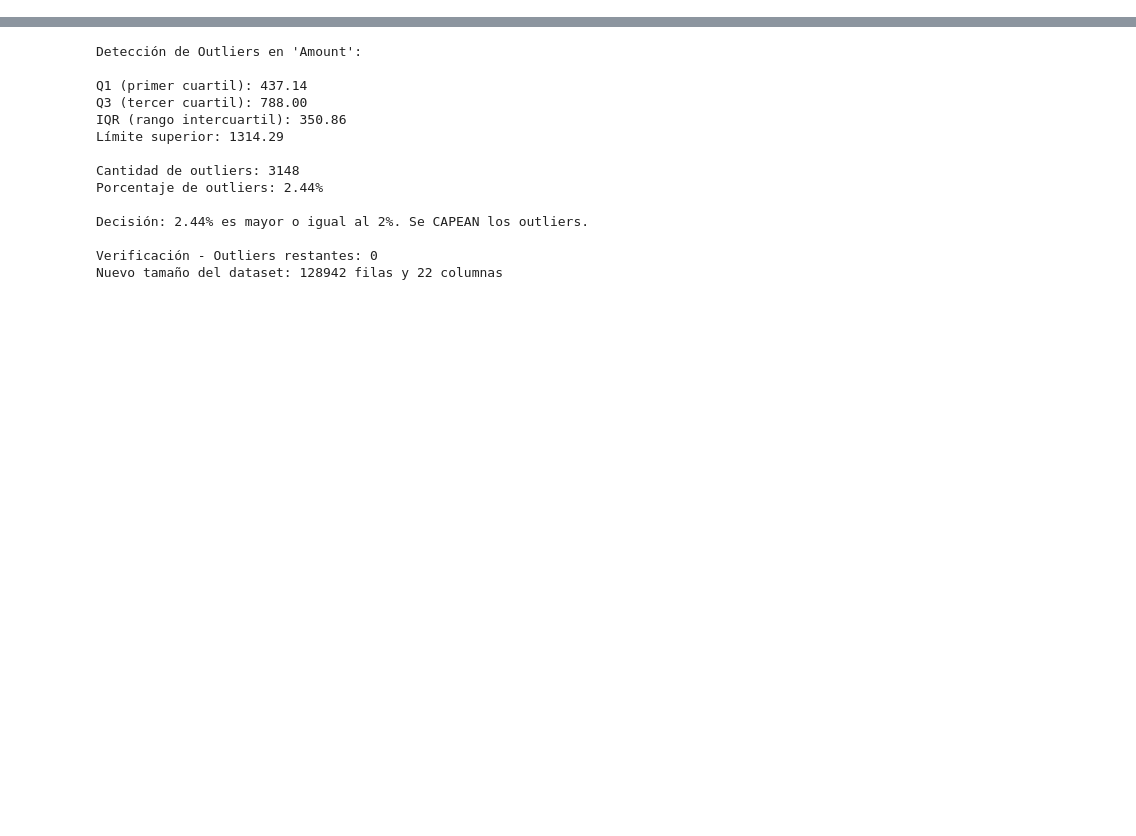
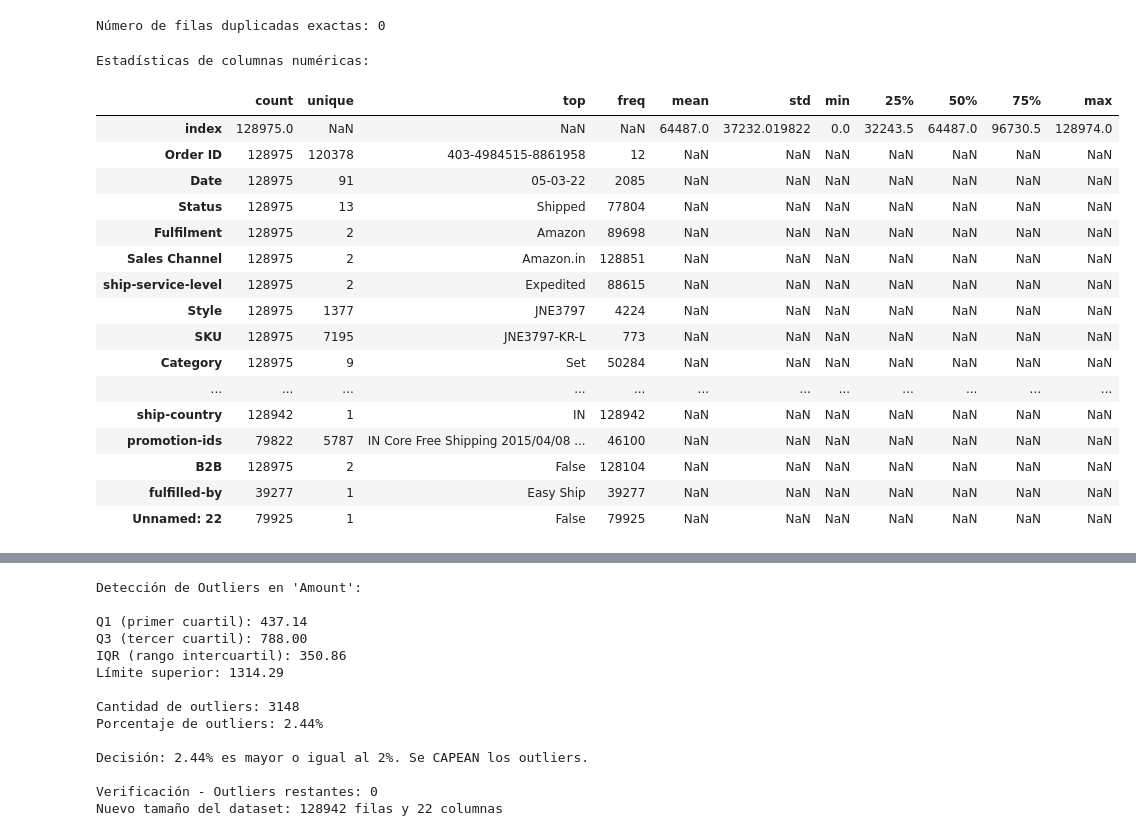
Before and after one commit to WooferByte/Trabajo-Practico-Integrador-Analisis-de-Datos, a Jupyter notebook: 02_EDA_Data_Cleaning.ipynb, the cells around one changed output, grey strips where cells are left out. Drawn from its saved outputs; the diff is of its cells as text; code cells hidden in the pictures; blank space fills up the shorter version.

```diff
--- a/02_EDA_Data_Cleaning.ipynb
+++ b/02_EDA_Data_Cleaning.ipynb
@@ -6,16 +28,7 @@
 # %%
-# 1. Importación de librerías y carga del dataset
-
 import pandas as pd
 import numpy as np
 import matplotlib.pyplot as plt
 import seaborn as sns
 
-# Carga del dataset
-df_raw = pd.read_csv('01_Amazon Sale Report.csv')
-
-# Mostrá las primeras 5 filas con .head() para inspeccionar visualmente.
-print("Primeras 5 filas del dataset:\n", df_raw.head(5), "\n")
-
-# Mostramos cuántas filas y columnas hay con .shape
-print("Número de filas y columnas:\n", df_raw.shape)
+df_raw = pd.read_csv('AmazonSaleReport.csv', low_memory=False)
@@ -73 +128,29 @@ max              NaN         NaN
+# %%
+# Cantidad de filas duplicadas exactas.
+print("Número de filas duplicadas exactas:", df_raw.duplicated().sum())
+# %% [output]
+Número de filas duplicadas exactas: 0
+# %%
+# Estadísticas básicas de columnas numéricas y categóricas.
+print("Estadísticas de columnas numéricas:")
+df_raw.describe(include='all').T
+# %% [output]
+Estadísticas de columnas numéricas:
+|  | count | unique | top | freq | mean | std | min | 25% | 50% | 75% | max |
+| index | 128975.0 | NaN | NaN | NaN | 64487.0 | 37232.019822 | 0.0 | 32243.5 | 64487.0 | 96730.5 | 128974.0 |
+| Order ID | 128975 | 120378 | 403-4984515-8861958 | 12 | NaN | NaN | NaN | NaN | NaN | NaN | NaN |
+| Date | 128975 | 91 | 05-03-22 | 2085 | NaN | NaN | NaN | NaN | NaN | NaN | NaN |
+| Status | 128975 | 13 | Shipped | 77804 | NaN | NaN | NaN | NaN | NaN | NaN | NaN |
+| Fulfilment | 128975 | 2 | Amazon | 89698 | NaN | NaN | NaN | NaN | NaN | NaN | NaN |
+| Sales Channel | 128975 | 2 | Amazon.in | 128851 | NaN | NaN | NaN | NaN | NaN | NaN | NaN |
+| ship-service-level | 128975 | 2 | Expedited | 88615 | NaN | NaN | NaN | NaN | NaN | NaN | NaN |
+| Style | 128975 | 1377 | JNE3797 | 4224 | NaN | NaN | NaN | NaN | NaN | NaN | NaN |
+| SKU | 128975 | 7195 | JNE3797-KR-L | 773 | NaN | NaN | NaN | NaN | NaN | NaN | NaN |
+| Category | 128975 | 9 | Set | 50284 | NaN | NaN | NaN | NaN | NaN | NaN | NaN |
+| ... | ... | ... | ... | ... | ... | ... | ... | ... | ... | ... | ... |
+| ship-country | 128942 | 1 | IN | 128942 | NaN | NaN | NaN | NaN | NaN | NaN | NaN |
+| promotion-ids | 79822 | 5787 | IN Core Free Shipping 2015/04/08 ... | 46100 | NaN | NaN | NaN | NaN | NaN | NaN | NaN |
+| B2B | 128975 | 2 | False | 128104 | NaN | NaN | NaN | NaN | NaN | NaN | NaN |
+| fulfilled-by | 39277 | 1 | Easy Ship | 39277 | NaN | NaN | NaN | NaN | NaN | NaN | NaN |
+| Unnamed: 22 | 79925 | 1 | False | 79925 | NaN | NaN | NaN | NaN | NaN | NaN | NaN |
 # %% [markdown]
```
Also changed, not shown: parts of 30 cells of this notebook, 3 other files.
